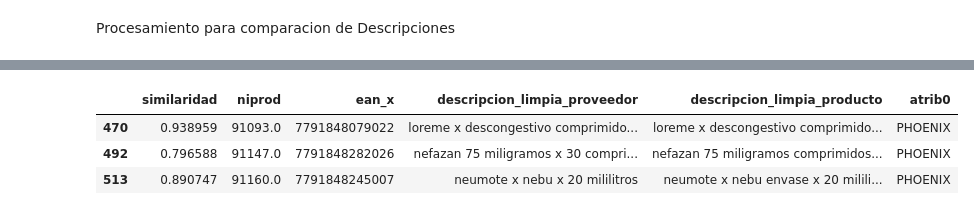
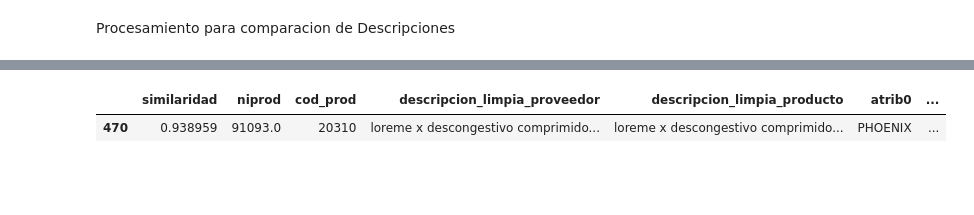
Before and after one commit to emmaSDNZ/digitalizacion_distriapp, a Jupyter notebook: backend/src/notebook/index.ipynb, the cells around one changed output, grey strips where cells are left out. Drawn from its saved outputs; the diff is of its cells as text; code cells hidden in the pictures; blank space fills up the shorter version.

Commit message:
modularizacion de variables

```diff
--- a/backend/src/notebook/index.ipynb
+++ b/backend/src/notebook/index.ipynb
@@ -16,21 +51,15 @@ Carga de datos CSV
 # %%
-#Carga de datos CSV
+#Carga Proveedor
+#variables_data.cvs_proveedor
+cvs_proveedor = 'Phoenix.csv'
+df_Proveedor = pd.read_csv(cvs_proveedor)
 
-#Carga de Producto
-df_Producto = pd.read_csv("L_STMaestroPrd.csv")
-# Eliminar filas donde todas sus columnas están vacías
-df_MasterProductos = df_Producto.dropna(how='all')
-
-# Eliminar columnas donde todos sus valores están vacíos
-df_MasterProductos = df_MasterProductos.dropna(axis=1, how='all')
-df_MasterProductos["descripcion_limpia_producto"] = df_MasterProductos["descrip1"].fillna('') + " " + df_MasterProductos["descrip2"].fillna('')
-
-#Carga Proveedor
-df_Proveedor = pd.read_csv('Phoenix.csv')
 # Eliminar filas donde todas sus columnas están vacías
 df_Proveedor = df_Proveedor.dropna(how='all')
+df_Proveedor = df_Proveedor.dropna(axis=1, how='all')
 
 # Eliminar columnas donde todos sus valores están vacíos
 df_Proveedor = df_Proveedor.dropna(axis=1, how='all')
-
-df_Proveedor['descripcion_limpia_proveedor'] = df_Proveedor['descripcion']
+#Indexacion
+df_Proveedor[variables_data.index_proveedor] = df_Proveedor.index
+df_Proveedor
@@ -36,0 +82,8 @@ df_Proveedor['descripcion_limpia_proveedor'] = df_Proveedor['descripcion']
+# %%
+df_Proveedor = estandarizado_columnas(
+    df_Proveedor,
+    variables_data.name_columna_1_Proveedor,
+    variables_data.name_columna_2_Proveedor,
+    variables_data.descripcion_limpia_Proveedor
+)
+df_Proveedor
@@ -38,6 +105,6 @@ df_Proveedor['descripcion_limpia_proveedor'] = df_Proveedor['descripcion']
 Estandarizacion de COLUMNAS
 # %%
 # Procesamiento de df_MasterProductos: descripcion_limpia_producto
-df_MasterProductos = procesar_descripcion(df_MasterProductos, "descripcion_limpia_producto")
+df_MasterProductos = procesar_descripcion(df_MasterProductos, variables_data.descripcion_limpia_MasterProductos)
 # Procesamiento de df_Proveedor: descripcion_limpia_proveedor
-df_Proveedor = procesar_descripcion(df_Proveedor, 'descripcion_limpia_proveedor')
+df_Proveedor = procesar_descripcion(df_Proveedor, variables_data.descripcion_limpia_Proveedor)
@@ -44,4 +127,9 @@ df_Proveedor = procesar_descripcion(df_Proveedor, 'descripcion_limpia_proveedor'
 # %%
 # Pedir al usuario que ingrese el nombre del laboratorio
-laboratorio_input = input("Ingresa el nombre del laboratorio: ")  # El usuario ingresa el nombre del laboratorio
+laboratorio_input = input("Ingresa el nombre del laboratorio: ").strip()  # El usuario ingresa el nombre del laboratorio
+
+# Filtrar productos por laboratorio
 df_MasterProductos_Filtro = filtrar_por_laboratorio(df_MasterProductos, laboratorio_input)
+
+
+df_resultado_similiridad = main_principal(df_MasterProductos_Filtro, df_Proveedor)
@@ -74,7 +195,7 @@ Index(['similaridad', 'publicado/\r\nno publicado_x', 'u n_x', 'linea_x',
 # %%
-df_resultado_similiridad[df_resultado_similiridad['similaridad'] >= 0.79][['similaridad', 'niprod',"ean_x", 'descripcion_limpia_proveedor', 'descripcion_limpia_producto', 'atrib0']]
+umbral_similitud = 0.9
+df_filtrado_similaridad  = df_resultado_similiridad[df_resultado_similiridad['similaridad'] > umbral_similitud]
+df_filtrado_similaridad[['similaridad', 'niprod','cod_prod','descripcion_limpia_proveedor', 'descripcion_limpia_producto', 'atrib0', 'index_proveedor_y','index_proveedor_x' ]]
 # %% [output]
-|  | similaridad | niprod | ean_x | descripcion_limpia_proveedor | descripcion_limpia_producto | atrib0 |
-| 470 | 0.938959 | 91093.0 | 7791848079022 | loreme x descongestivo comprimido... | loreme x descongestivo comprimido... | PHOENIX |
-| 492 | 0.796588 | 91147.0 | 7791848282026 | nefazan 75 miligramos x 30 compri... | nefazan 75 miligramos comprimidos... | PHOENIX |
-| 513 | 0.890747 | 91160.0 | 7791848245007 | neumote x nebu x 20 mililitros | neumote x nebu envase x 20 milili... | PHOENIX |
+|  | similaridad | niprod | cod_prod | descripcion_limpia_proveedor | descripcion_limpia_producto | atrib0 | ... |
+| 470 | 0.938959 | 91093.0 | 20310 | loreme x descongestivo comprimido... | loreme x descongestivo comprimido... | PHOENIX | ... |
```
Also changed, not shown: parts of 33 cells of this notebook, 8 other files.
